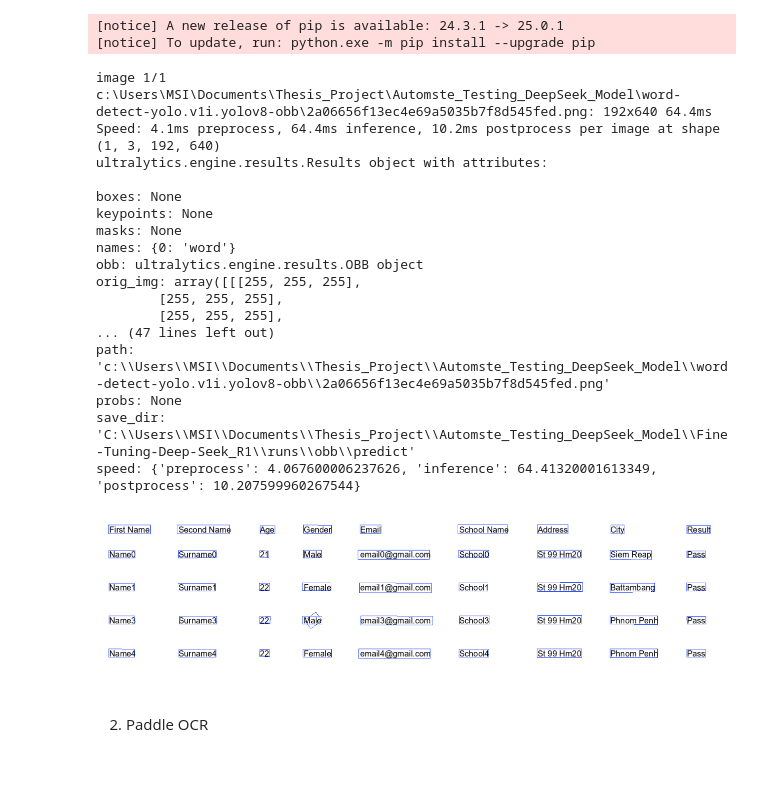
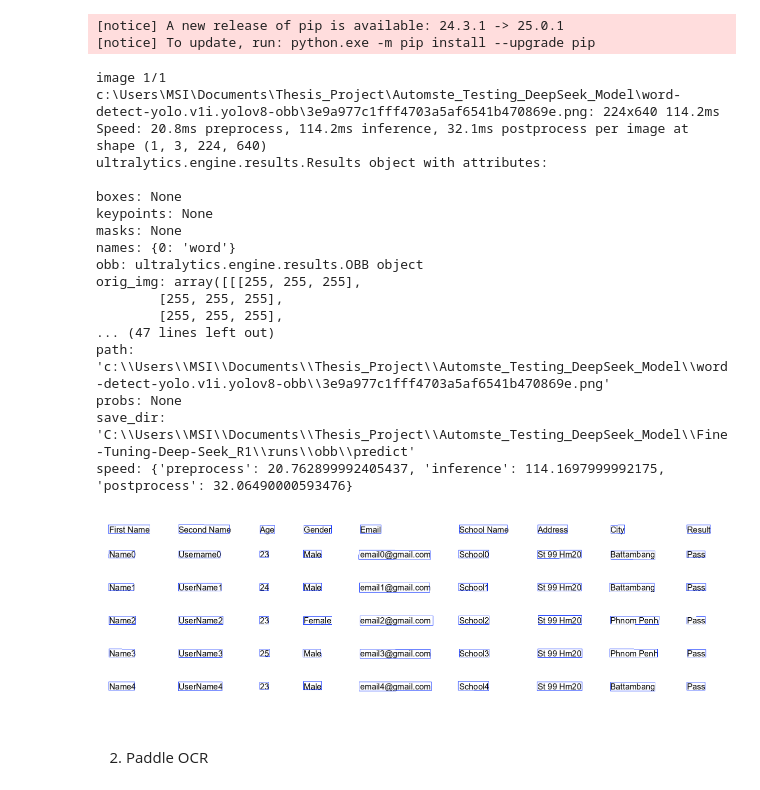
Before and after one commit to JackyDOM/Oject_YOLO, a Jupyter notebook: train_model.ipynb, the cells around one changed output. Drawn from its saved outputs; the diff is of its cells as text; code cells hidden in the pictures.

```diff
--- a/train_model.ipynb
+++ b/train_model.ipynb
@@ -245,7 +245,7 @@ from ultralytics import YOLO
 model = YOLO('C:/Users/MSI/Documents/Thesis_Project/Automste_Testing_DeepSeek_Model/Fine-Tuning-Deep-Seek_R1/runs/obb/train/weights/best.pt')
 
 # Set the path to your image (not from the dataset)
-image_path = '2a06656f13ec4e69a5035b7f8d545fed.png'  # Replace with the path to your image file
+image_path = '3e9a977c1fff4703a5af6541b470869e.png'  # Replace with the path to your image file
 
 # Run the model on your image
 results = model(image_path)
@@ -254,38 +254,38 @@ results = model(image_path)
 print(results[0])
 
 # Get the annotated frame with smaller font size for labels
 # Get the annotated frame without labels
 annotated_frame = results[0].plot(
     labels=False,
     font_size=8,          # Adjust font size (default might be larger, e.g., 12)
     conf=True,            # Show confidence scores (optional)
     boxes=True,           # Ensure bounding boxes are drawn
     line_width=1    # Adjust thickness of bounding boxes (optional)
 )
 # Display the annotated image
 plt.figure(figsize=(16, 16))
 plt.imshow(cv2.cvtColor(annotated_frame, cv2.COLOR_BGR2RGB))  # Convert BGR to RGB
 plt.axis("off")  # Turn off axes
 plt.show()
 # %% [output]
-image 1/1 c:\Users\MSI\Documents\Thesis_Project\Automste_Testing_DeepSeek_Model\word-detect-yolo.v1i.yolov8-obb\2a06656f13ec4e69a5035b7f8d545fed.png: 192x640 64.4ms
-Speed: 4.1ms preprocess, 64.4ms inference, 10.2ms postprocess per image at shape (1, 3, 192, 640)
+image 1/1 c:\Users\MSI\Documents\Thesis_Project\Automste_Testing_DeepSeek_Model\word-detect-yolo.v1i.yolov8-obb\3e9a977c1fff4703a5af6541b470869e.png: 224x640 114.2ms
+Speed: 20.8ms preprocess, 114.2ms inference, 32.1ms postprocess per image at shape (1, 3, 224, 640)
 ultralytics.engine.results.Results object with attributes:
 
 boxes: None
 keypoints: None
 masks: None
 names: {0: 'word'}
 obb: ultralytics.engine.results.OBB object
 orig_img: array([[[255, 255, 255],
         [255, 255, 255],
         [255, 255, 255],
 ... (47 lines left out)
-path: 'c:\\Users\\MSI\\Documents\\Thesis_Project\\Automste_Testing_DeepSeek_Model\\word-detect-yolo.v1i.yolov8-obb\\2a06656f13ec4e69a5035b7f8d545fed.png'
+path: 'c:\\Users\\MSI\\Documents\\Thesis_Project\\Automste_Testing_DeepSeek_Model\\word-detect-yolo.v1i.yolov8-obb\\3e9a977c1fff4703a5af6541b470869e.png'
 probs: None
 save_dir: 'C:\\Users\\MSI\\Documents\\Thesis_Project\\Automste_Testing_DeepSeek_Model\\Fine-Tuning-Deep-Seek_R1\\runs\\obb\\predict'
-speed: {'preprocess': 4.067600006237626, 'inference': 64.41320001613349, 'postprocess': 10.207599960267544}
+speed: {'preprocess': 20.762899992405437, 'inference': 114.1697999992175, 'postprocess': 32.06490000593476}
-[figure, old version]
+[figure, new version]
 # %% [markdown]
 2. Paddle OCR
 # %%
```
Also changed, not shown: parts of 1 cell of this notebook, 3 other files.
